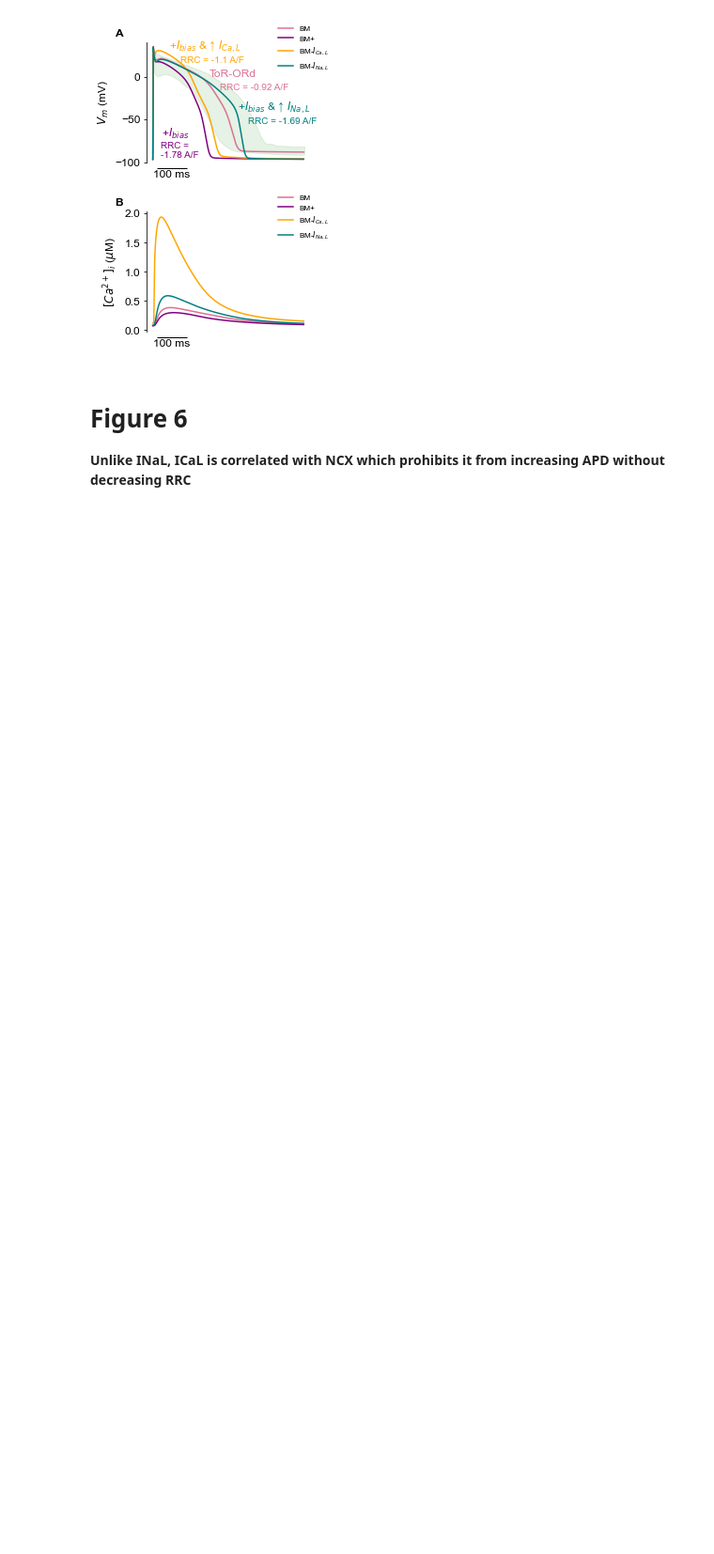
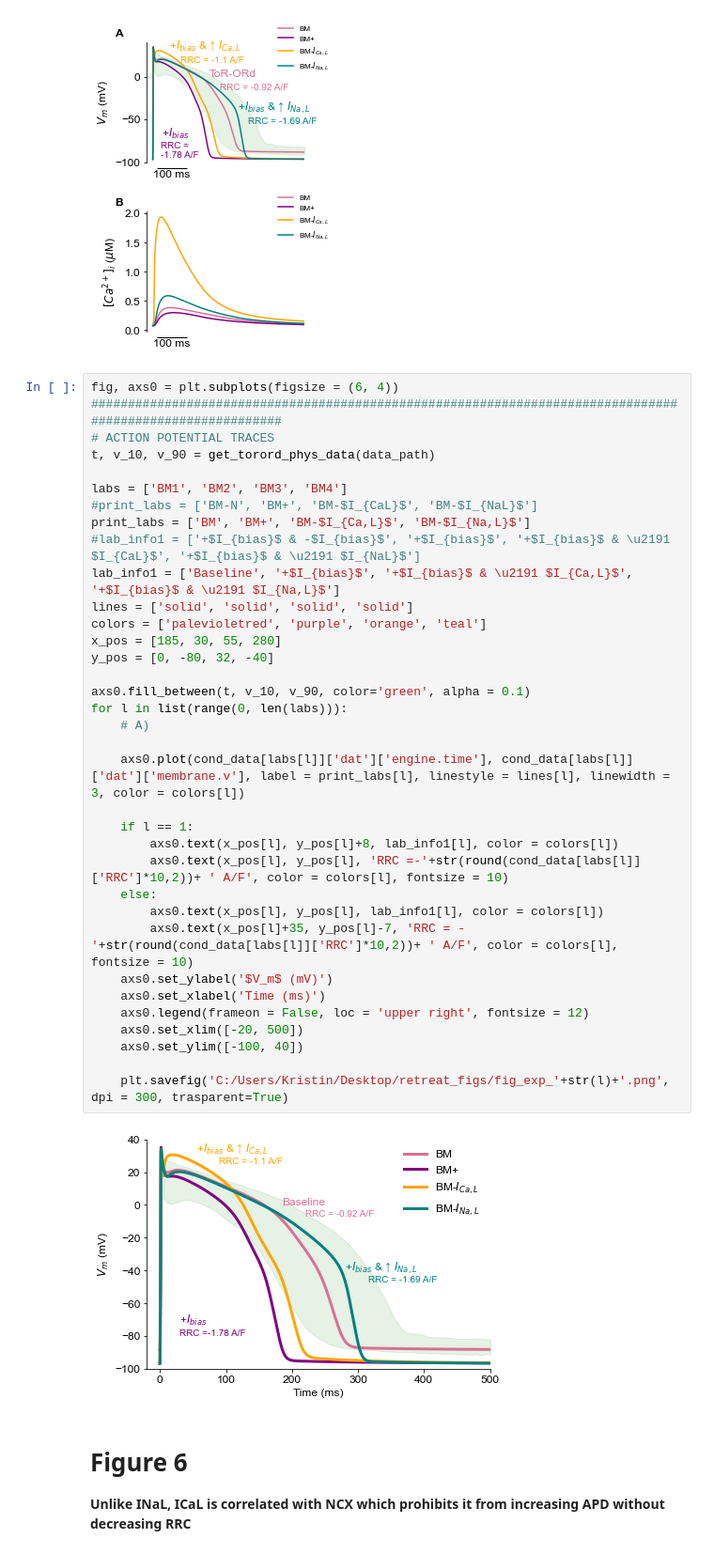
Before and after one commit to Christini-Lab/rrc-conductance-profile, a Jupyter notebook: reproduce_figures.ipynb, the cells around one changed output. Shown at 94% size. Cells and saved outputs as stored; diff of their text form; blank space fills up the shorter version.

```diff
--- a/reproduce_figures.ipynb
+++ b/reproduce_figures.ipynb
@@ -545,6 +611,43 @@ plt.savefig(figures_path+'fig5.pdf', trasparent=True)
 plt.savefig(figures_path+'fig5.png', dpi = 300, trasparent=True)
 # %% [output]
 [figure]
+# %%
+fig, axs0 = plt.subplots(figsize = (6, 4))
+##########################################################################################################
+# ACTION POTENTIAL TRACES
+t, v_10, v_90 = get_torord_phys_data(data_path)
+
+labs = ['BM1', 'BM2', 'BM3', 'BM4']
+#print_labs = ['BM-N', 'BM+', 'BM-$I_{CaL}$', 'BM-$I_{NaL}$']
+print_labs = ['BM', 'BM+', 'BM-$I_{Ca,L}$', 'BM-$I_{Na,L}$']
+#lab_info1 = ['+$I_{bias}$ & -$I_{bias}$', '+$I_{bias}$', '+$I_{bias}$ & \u2191 $I_{CaL}$', '+$I_{bias}$ & \u2191 $I_{NaL}$']
+lab_info1 = ['Baseline', '+$I_{bias}$', '+$I_{bias}$ & \u2191 $I_{Ca,L}$', '+$I_{bias}$ & \u2191 $I_{Na,L}$']
+lines = ['solid', 'solid', 'solid', 'solid']
+colors = ['palevioletred', 'purple', 'orange', 'teal']
+x_pos = [185, 30, 55, 280]
+y_pos = [0, -80, 32, -40]
+
+axs0.fill_between(t, v_10, v_90, color='green', alpha = 0.1)
+for l in list(range(0, len(labs))):
+    # A)
+
+    axs0.plot(cond_data[labs[l]]['dat']['engine.time'], cond_data[labs[l]]['dat']['membrane.v'], label = print_labs[l], linestyle = lines[l], linewidth = 3, color = colors[l])
+
+    if l == 1:
+        axs0.text(x_pos[l], y_pos[l]+8, lab_info1[l], color = colors[l])
+        axs0.text(x_pos[l], y_pos[l], 'RRC =-'+str(round(cond_data[labs[l]]['RRC']*10,2))+ ' A/F', color = colors[l], fontsize = 10)
+    else:
+        axs0.text(x_pos[l], y_pos[l], lab_info1[l], color = colors[l])
+        axs0.text(x_pos[l]+35, y_pos[l]-7, 'RRC = -'+str(round(cond_data[labs[l]]['RRC']*10,2))+ ' A/F', color = colors[l], fontsize = 10)
+    axs0.set_ylabel('$V_m$ (mV)')
+    axs0.set_xlabel('Time (ms)')
+    axs0.legend(frameon = False, loc = 'upper right', fontsize = 12)
+    axs0.set_xlim([-20, 500])
+    axs0.set_ylim([-100, 40])
+
+    plt.savefig('C:/Users/Kristin/Desktop/retreat_figs/fig_exp_'+str(l)+'.png', dpi = 300, trasparent=True)
+# %% [output]
+[figure, added]
 # %% [markdown]
 # Figure 6
 **Unlike INaL, ICaL is correlated with NCX which prohibits it from increasing APD without decreasing RRC**
```
Also changed, not shown: parts of 2 cells of this notebook, 2 other files.
